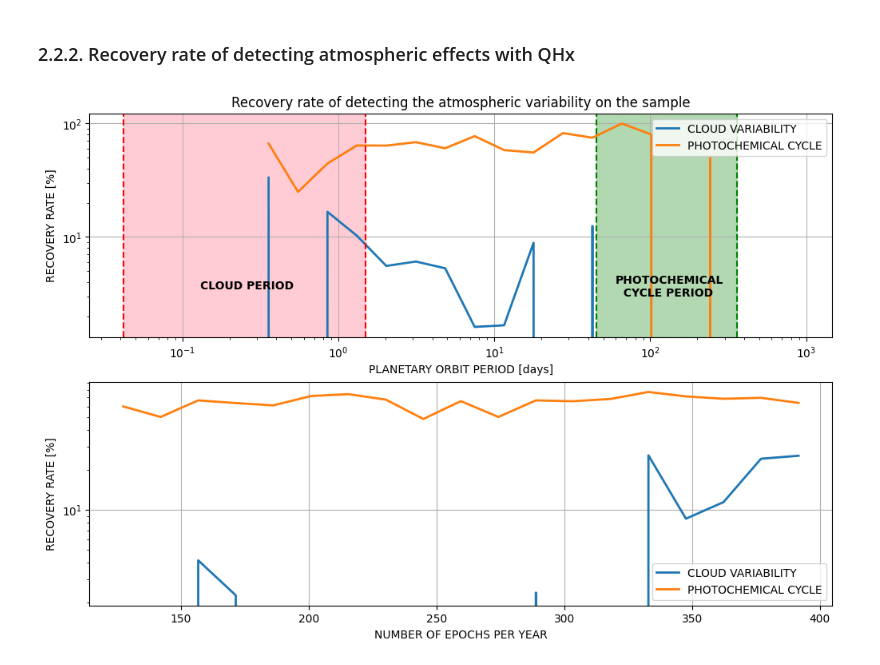
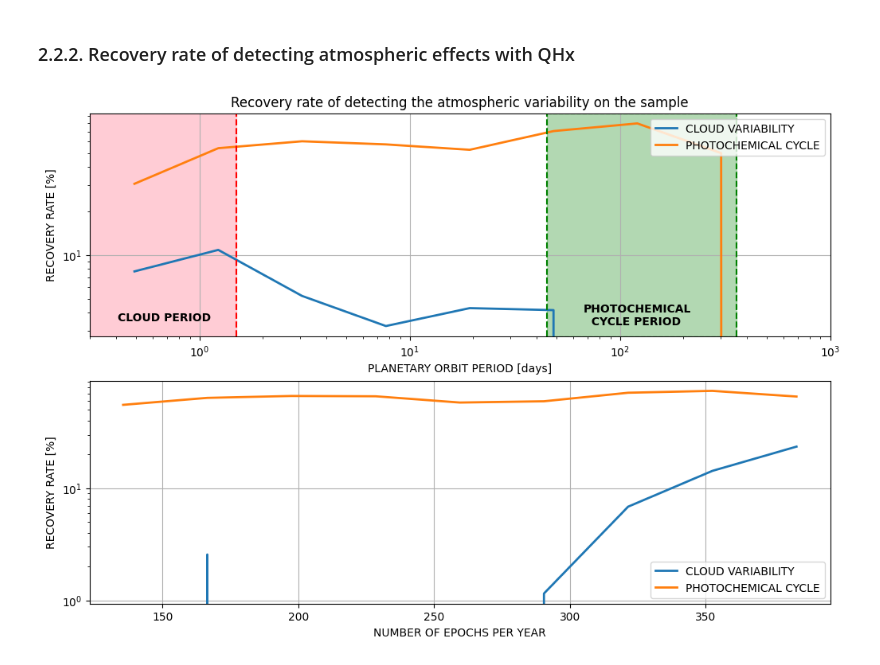
Before and after one commit to thangvictory/Computational_Astrobiology_Tutorial, a Jupyter notebook: Astrobiology_PROJECT.ipynb, the cells around one changed output. Saved outputs shown, nothing was run; the diff lists cells and outputs as text; code cells hidden in the pictures.

```diff
--- a/Astrobiology_PROJECT.ipynb
+++ b/Astrobiology_PROJECT.ipynb
@@ -325,7 +328,8 @@ def plot_hist(dat,bins,label):
 # %%
 # Plot the distribution of the period of the planets in our sample versus the whole PyLightCurve sample
 plt.figure(figsize=(10,4))
-bins = np.logspace(np.log10(np.min(PERIOD_whole_data)), np.log10(np.max(PERIOD_whole_data)),70)
+# bins = np.logspace(np.log10(np.min(PERIOD_whole_data)), np.log10(np.max(PERIOD_whole_data)),70)
+bins = np.logspace(np.log10(np.min(PERIOD_sample)), np.log10(np.max(PERIOD_sample)),70)
 # plot_hist(PERIOD_whole_data,bins,'PyLightCurve Large sample')
 plot_hist(PERIOD_sample,bins,'Our Subsample')
 # plt.legend()
@@ -442,11 +454,11 @@ def RECOVERY_RATE(dat_x, dat_y, bins):
             recovery_rate.append(hist_dat_x[i]/hist_dat_y[i]*100)
     return bin_centars, recovery_rate
 
-bins_period = np.logspace(np.log10(np.min(PERIOD_sample)), np.log10(np.max(PERIOD_sample)),20)
+bins_period = np.logspace(np.log10(np.min(PERIOD_sample)), np.log10(np.max(PERIOD_sample)),10)
 bin_centars_period, RECOVERY_RATE_PERIOD_CLOUD = RECOVERY_RATE(PERIOD_CLOUD_DETECTED, PERIOD_sample, bins_period)
 bin_centars_period, RECOVERY_RATE_PERIOD_PHOTOCHEM = RECOVERY_RATE(PERIOD_PHOTOCHEM_DETECTED, PERIOD_sample, bins_period)
 
-bins_epochs = np.linspace(np.min(NUM_EPOCHS_SAMPLE), np.max(NUM_EPOCHS_SAMPLE),20)
+bins_epochs = np.linspace(np.min(NUM_EPOCHS_SAMPLE), np.max(NUM_EPOCHS_SAMPLE),10)
 bin_centars_epochs, RECOVERY_RATE_EPOCHS_CLOUD = RECOVERY_RATE(NUM_EPOCHS_CLOUD_DETECTED, NUM_EPOCHS_SAMPLE, bins_epochs)
 bin_centars_epochs, RECOVERY_RATE_EPOCHS_PHOTOCHEM = RECOVERY_RATE(NUM_EPOCHS_PHOTOCHEM_DETECTED,
                                                                    NUM_EPOCHS_SAMPLE,
@@ -454,33 +466,34 @@ bin_centars_epochs, RECOVERY_RATE_EPOCHS_PHOTOCHEM = RECOVERY_RATE(NUM_EPOCHS_PH
 # %%
 plt.figure(figsize=(12,8))
 plt.subplot(2,1,1)
 plt.title('Recovery rate of detecting the atmospheric variability on the sample')
 plt.plot(bin_centars_period, RECOVERY_RATE_PERIOD_CLOUD, label = 'CLOUD VARIABILITY', linewidth=2)
 plt.plot(bin_centars_period, RECOVERY_RATE_PERIOD_PHOTOCHEM, label = 'PHOTOCHEMICAL CYCLE', linewidth=2)
 plt.legend(loc='upper right')
 plt.xscale('log')
 plt.yscale('log')
 plt.xlabel('PLANETARY ORBIT PERIOD [days]')
 plt.ylabel('RECOVERY RATE [%]')
 plt.axvline(x=1/24,linestyle='dashed',color='red')
 plt.axvline(x=36/24,linestyle='dashed',color='red')
 plt.axvline(x=1.5*30,linestyle='dashed',color='green')
 plt.axvline(x=12*30,linestyle='dashed',color='green')
 plt.axvspan(1/24,36/24, color='pink',alpha=0.8,linestyle='dashed')
 plt.axvspan(1.5*30,12*30, color='green',alpha=0.3,linestyle='dashed')
-plt.annotate('CLOUD PERIOD',(0.13,3.5),fontweight='bold')
-plt.annotate('PHOTOCHEMICAL\n  CYCLE PERIOD',(60,3),fontweight='bold')
+plt.annotate('CLOUD PERIOD',(0.41,3.5),fontweight='bold')
+plt.annotate('PHOTOCHEMICAL\n  CYCLE PERIOD',(67,3.3),fontweight='bold')
 plt.grid()
+plt.xlim([3e-1,1000])
 
 plt.subplot(2,1,2)
 plt.plot(bin_centars_epochs, RECOVERY_RATE_EPOCHS_CLOUD, label = 'CLOUD VARIABILITY', linewidth=2)
 plt.plot(bin_centars_epochs, RECOVERY_RATE_EPOCHS_PHOTOCHEM, label = 'PHOTOCHEMICAL CYCLE', linewidth=2)
 plt.legend()
 plt.grid()
 plt.xlabel('NUMBER OF EPOCHS PER YEAR')
 plt.ylabel('RECOVERY RATE [%]')
 plt.yscale('log')
 
 plt.show()
 # %% [output]
-[figure, old version]
+[figure, new version]
```
Also changed, not shown: parts of 6 cells of this notebook.
